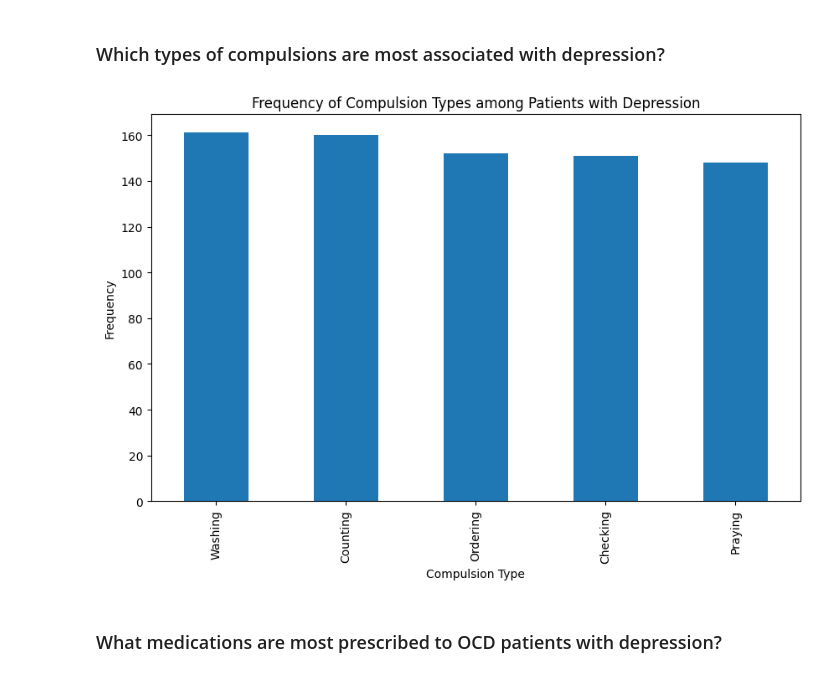
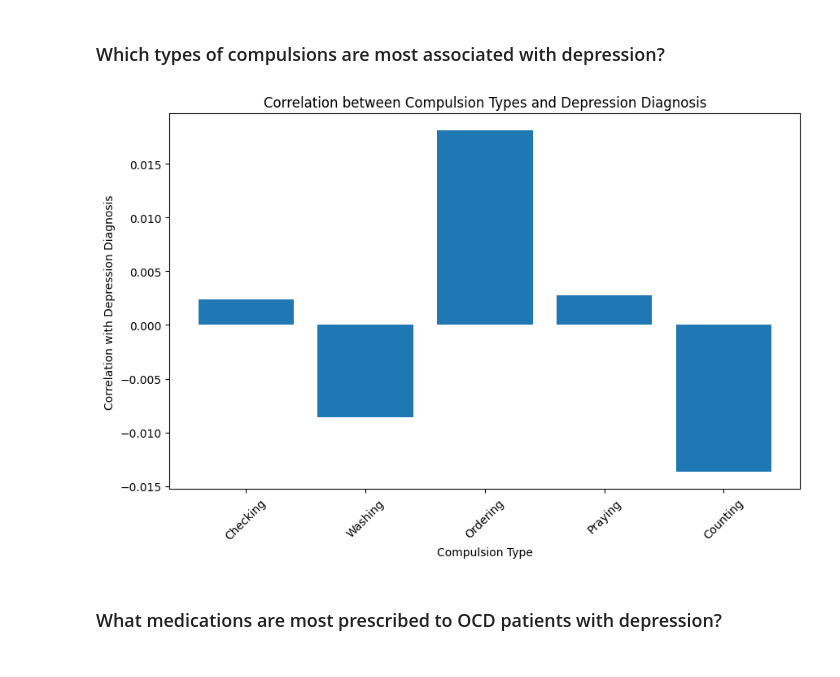
Before and after one commit to aalexakos/Depression-Detection, a Jupyter notebook: Depression_detection_project.ipynb, the cells around one changed output. Cells and saved outputs as stored; diff of their text form; code cells hidden in the pictures.

Commit message:
analytical_questions_and_preprocessing
Data preprocessing to numerical data types and 3 analytical questions.

```diff
--- a/Depression_detection_project.ipynb
+++ b/Depression_detection_project.ipynb
@@ -78,23 +171,22 @@ Index(['Patient ID', 'Age', 'Gender', 'Ethnicity', 'Marital Status',
 ## Analytical questions
 # %% [markdown]
 ### Which types of compulsions are most associated with depression?
-# %%
-#code:
-
-# Filter patients with depression
-depression_patients = df[df['Depression Diagnosis'] == 'Yes']
-
-# Count the frequency of each compulsion type
-compulsion_counts = depression_patients['Compulsion Type'].value_counts()
-
-# Create a bar chart
-plt.figure(figsize=(10, 6))
-compulsion_counts.plot(kind='bar')
-plt.title('Frequency of Compulsion Types among Patients with Depression')
-plt.xlabel('Compulsion Type')
-plt.ylabel('Frequency')
-plt.show()
-# %% [output]
-[figure, removed]
+# %%
+#code:
+
+# Calculate the correlation between each compulsion type and Depression Diagnosis
+correlations = df[['Compulsion_Type_Checking', 'Compulsion_Type_Washing', 'Compulsion_Type_Ordering',
+                   'Compulsion_Type_Praying', 'Compulsion_Type_Counting', 'Depression Diagnosis']].corr()['Depression Diagnosis'][:-1]
+
+# Create a bar chart
+plt.figure(figsize=(10, 6))
+plt.bar(range(len(correlations)), correlations)
+plt.xticks(range(len(correlations)), ['Checking', 'Washing', 'Ordering', 'Praying', 'Counting'], rotation=45)
+plt.xlabel('Compulsion Type')
+plt.ylabel('Correlation with Depression Diagnosis')
+plt.title('Correlation between Compulsion Types and Depression Diagnosis')
+plt.show()
+# %% [output]
+[figure, added]
 # %% [markdown]
 ###  What medications are most prescribed to OCD patients with depression?
```
Also changed, not shown: parts of 9 cells of this notebook.
